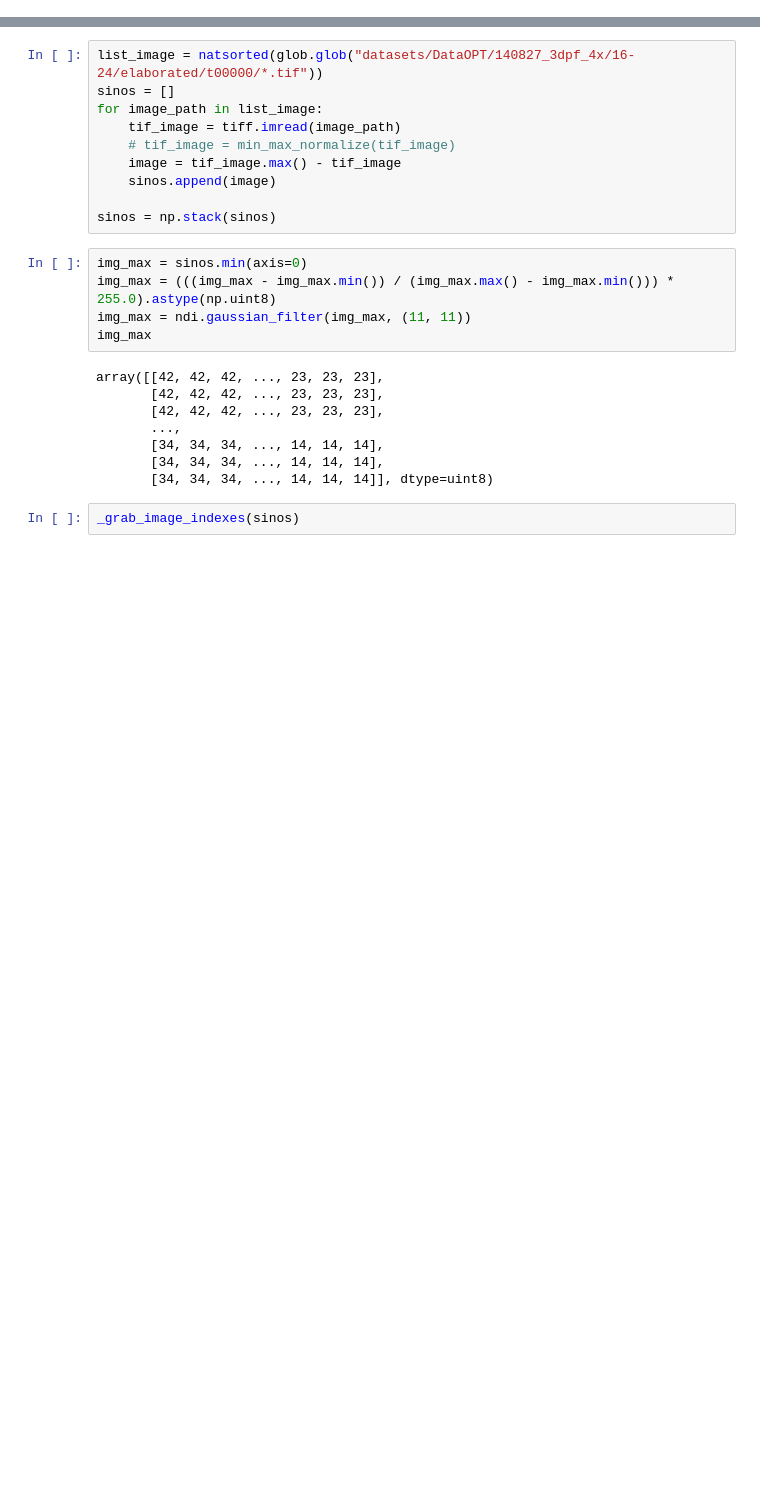
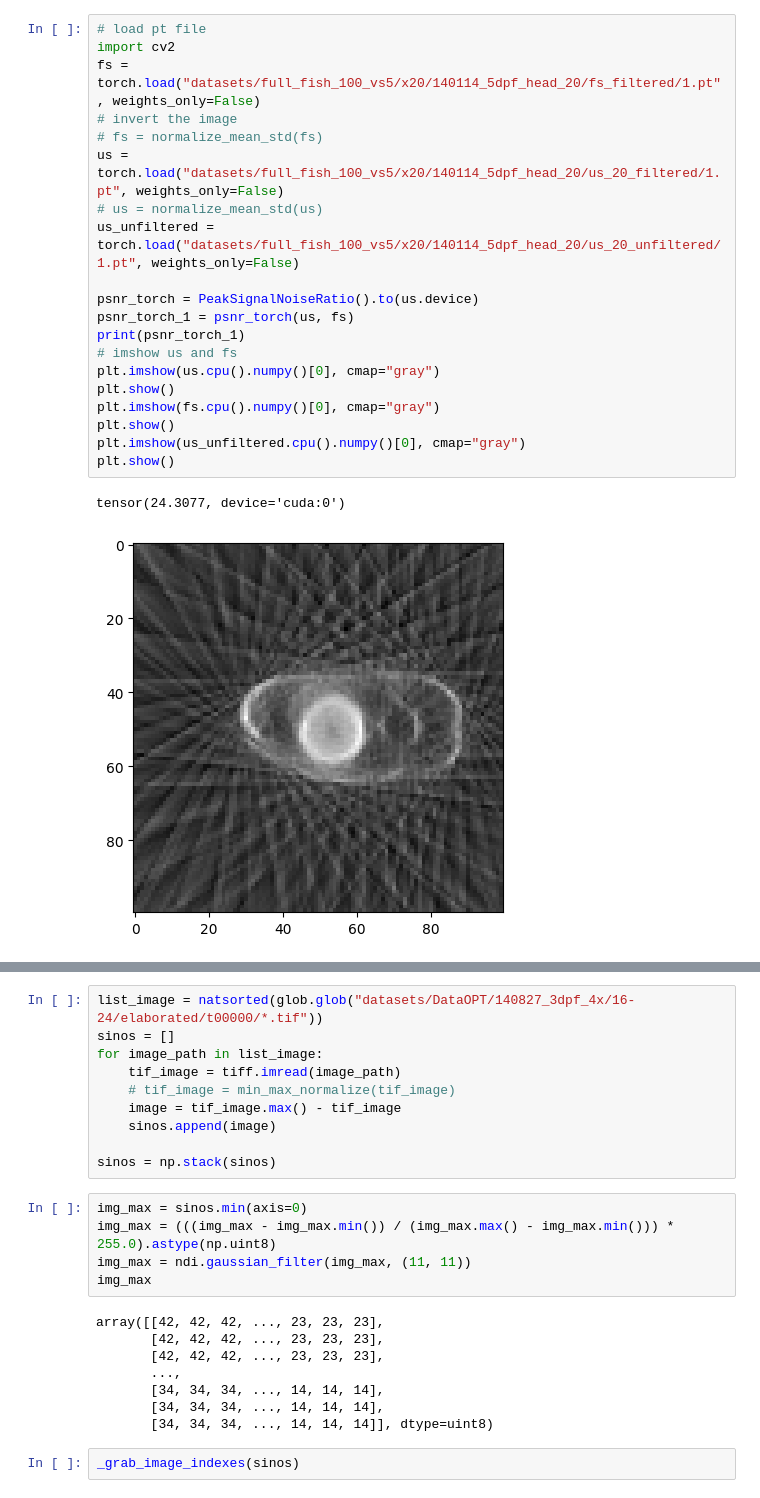
Before and after one commit to obandomarcos/ToMoDL, a Jupyter notebook: test_tomopy.ipynb, the cells around one changed output, grey strips where cells are left out. Saved outputs shown, nothing was run; the diff lists cells and outputs as text; blank space fills up the shorter version.

```diff
--- a/test_tomopy.ipynb
+++ b/test_tomopy.ipynb
@@ -55,3 +63,26 @@ def flat_field_estimate(img, ratio_corners=0.03):
     flat_field_estimate = valid_corners.mean()
 
     return flat_field_estimate
+# %%
+# load pt file
+import cv2
+fs = torch.load("datasets/full_fish_100_vs5/x20/140114_5dpf_head_20/fs_filtered/1.pt", weights_only=False)
+# invert the image
+# fs = normalize_mean_std(fs)
+us = torch.load("datasets/full_fish_100_vs5/x20/140114_5dpf_head_20/us_20_filtered/1.pt", weights_only=False)
+# us = normalize_mean_std(us)
+us_unfiltered = torch.load("datasets/full_fish_100_vs5/x20/140114_5dpf_head_20/us_20_unfiltered/1.pt", weights_only=False)
+
+psnr_torch = PeakSignalNoiseRatio().to(us.device)
+psnr_torch_1 = psnr_torch(us, fs)
+print(psnr_torch_1)
+# imshow us and fs
+plt.imshow(us.cpu().numpy()[0], cmap="gray")
+plt.show()
+plt.imshow(fs.cpu().numpy()[0], cmap="gray")
+plt.show()
+plt.imshow(us_unfiltered.cpu().numpy()[0], cmap="gray")
+plt.show()
+# %% [output]
+tensor(24.3077, device='cuda:0')
+[figure, added]
```
Also changed, not shown: parts of 7 cells of this notebook, 19 other files.
